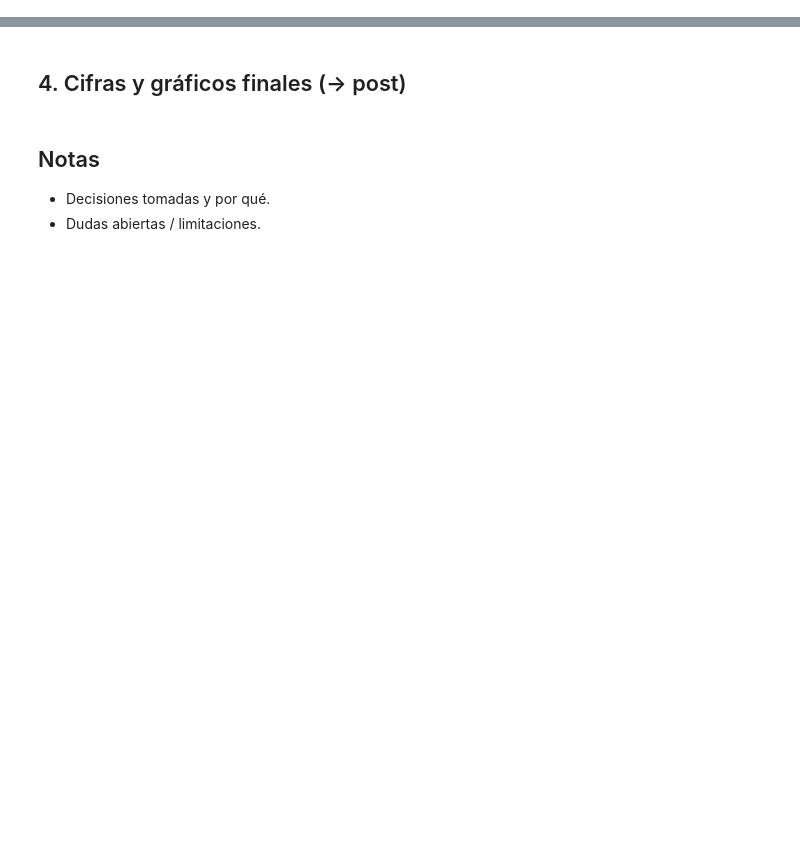
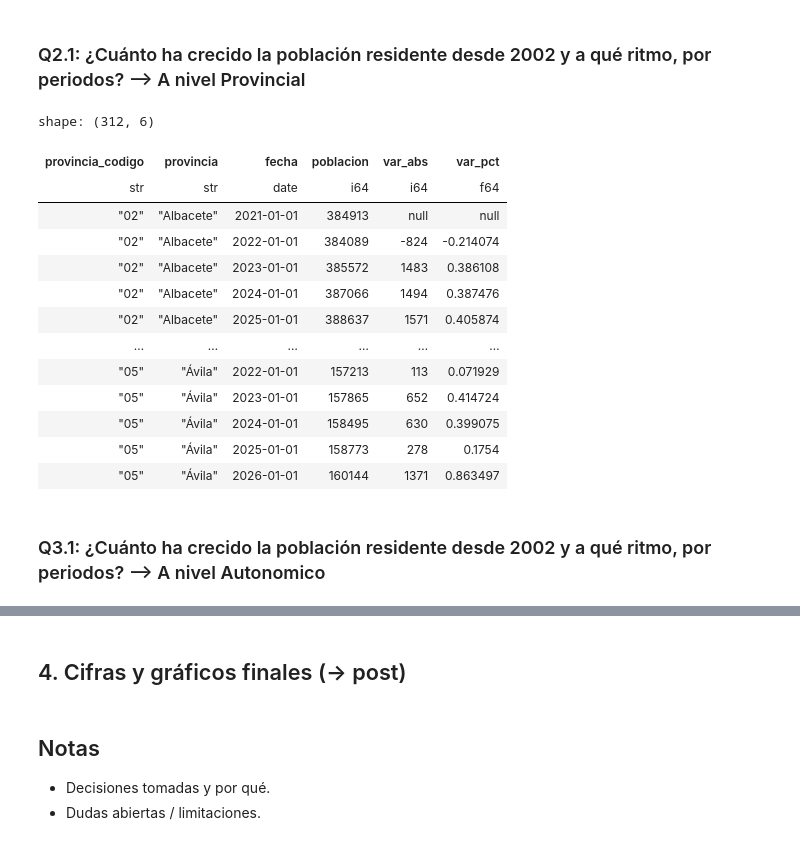
Before and after one commit to FabioScielzoOrtiz/la-mirada-del-dato, a Jupyter notebook: notebooks/i01-population-nationality.ipynb, the cells around one changed output, grey strips where cells are left out. Saved outputs shown, nothing was run; the diff lists cells and outputs as text; code cells hidden in the pictures; blank space fills up the shorter version.

```diff
--- a/notebooks/i01-population-nationality.ipynb
+++ b/notebooks/i01-population-nationality.ipynb
@@ -155,0 +445,48 @@ Ideas:
+# %% [markdown]
+### Q2.1: ¿Cuánto ha crecido la población residente desde 2002 y a qué ritmo, por periodos? --> A nivel Provincial
+# %%
+serie_total = (
+    df2
+    .filter(
+        pl.col("Sexo") == "Total",
+        pl.col("Grupo quinquenal de edad") == "Todas las edades",
+        pl.col('provincia_nombre') != "Total Nacional",
+        pl.col("Nacionalidad") == "Total",
+        pl.col("Total").is_not_null(),
+    )
+    .select(
+        provincia_codigo=pl.col("provincia_codigo"),
+        provincia=pl.col("provincia_nombre"),
+        fecha=pl.col("Periodo"),
+        poblacion=pl.col("Total"),
+    )
+)
+
+serie_total_anual_provincial = (
+    serie_total
+    .filter(pl.col("fecha").dt.month() == 1, pl.col("fecha").dt.day() == 1)
+    .sort("provincia", "fecha")
+    .with_columns(
+        var_abs=pl.col("poblacion").diff().over("provincia"),
+        var_pct=100 * pl.col("poblacion").pct_change().over("provincia"),
+    )
+)
+# %%
+serie_total_anual_provincial
+# %% [output]
+shape: (312, 6)
+| provincia_codigo | provincia | fecha | poblacion | var_abs | var_pct |
+| str | str | date | i64 | i64 | f64 |
+| "02" | "Albacete" | 2021-01-01 | 384913 | null | null |
+| "02" | "Albacete" | 2022-01-01 | 384089 | -824 | -0.214074 |
+| "02" | "Albacete" | 2023-01-01 | 385572 | 1483 | 0.386108 |
+| "02" | "Albacete" | 2024-01-01 | 387066 | 1494 | 0.387476 |
+| "02" | "Albacete" | 2025-01-01 | 388637 | 1571 | 0.405874 |
+| … | … | … | … | … | … |
+| "05" | "Ávila" | 2022-01-01 | 157213 | 113 | 0.071929 |
+| "05" | "Ávila" | 2023-01-01 | 157865 | 652 | 0.414724 |
+| "05" | "Ávila" | 2024-01-01 | 158495 | 630 | 0.399075 |
+| "05" | "Ávila" | 2025-01-01 | 158773 | 278 | 0.1754 |
+| "05" | "Ávila" | 2026-01-01 | 160144 | 1371 | 0.863497 |
+# %% [markdown]
+### Q3.1: ¿Cuánto ha crecido la población residente desde 2002 y a qué ritmo, por periodos? --> A nivel Autonomico
```
Also changed, not shown: parts of 39 cells of this notebook, 15 other files.
